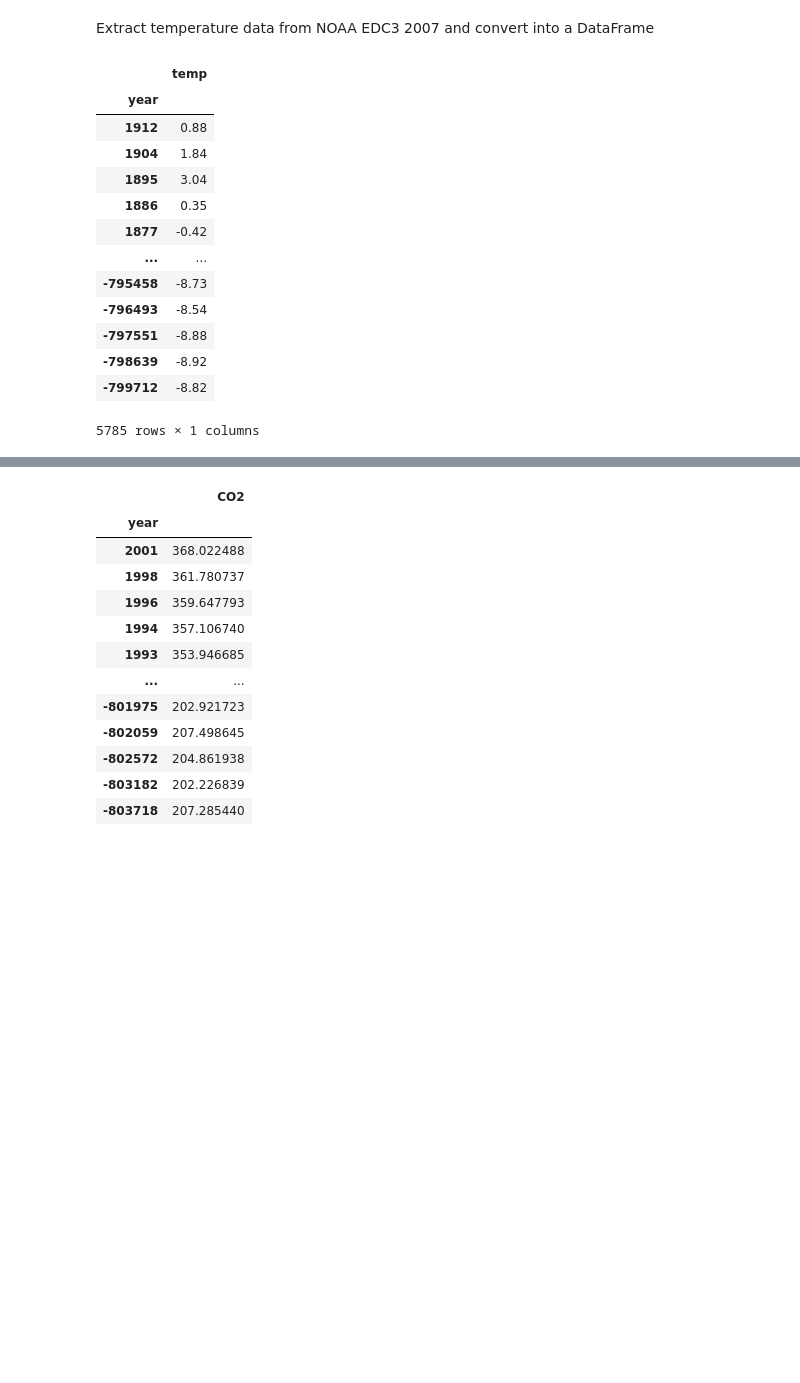
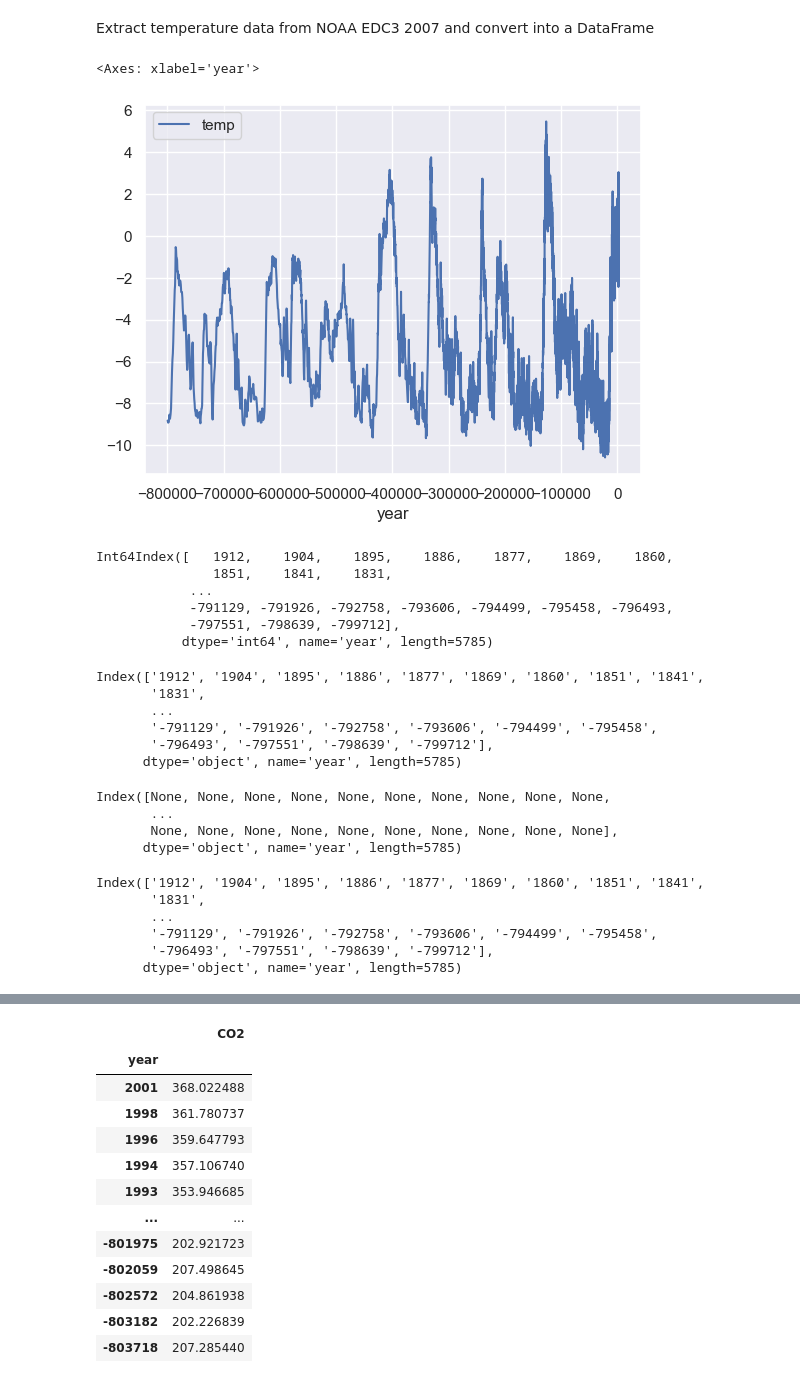
Before and after one commit to damienfarrell/prog-data-project-2, a Jupyter notebook: project_2.ipynb, the cells around one changed output, grey strips where cells are left out. Saved outputs shown, nothing was run; the diff lists cells and outputs as text; code cells hidden in the pictures; blank space fills up the shorter version.

```diff
--- a/project_2.ipynb
+++ b/project_2.ipynb
@@ -110,17 +115,39 @@ antarctic_temp_df.rename(columns={"Temperature": "temp"}, inplace=True)
 # %%
-antarctic_temp_df
+antarctic_temp_df.plot()
 # %% [output]
-|  | temp |
-| year |  |
-| 1912 | 0.88 |
-| 1904 | 1.84 |
-| 1895 | 3.04 |
-| 1886 | 0.35 |
-| 1877 | -0.42 |
-| ... | ... |
-| -795458 | -8.73 |
-| -796493 | -8.54 |
-| -797551 | -8.88 |
-| -798639 | -8.92 |
-| -799712 | -8.82 |
-5785 rows × 1 columns
+<Axes: xlabel='year'>
+[figure, added]
+# %%
+antarctic_temp_df.index
+# %% [output]
+Int64Index([   1912,    1904,    1895,    1886,    1877,    1869,    1860,
+               1851,    1841,    1831,
+            ...
+            -791129, -791926, -792758, -793606, -794499, -795458, -796493,
+            -797551, -798639, -799712],
+           dtype='int64', name='year', length=5785)
+# %%
+antarctic_temp_df.index
+# %% [output]
+Index(['1912', '1904', '1895', '1886', '1877', '1869', '1860', '1851', '1841',
+       '1831',
+       ...
+       '-791129', '-791926', '-792758', '-793606', '-794499', '-795458',
+       '-796493', '-797551', '-798639', '-799712'],
+      dtype='object', name='year', length=5785)
+# %%
+antarctic_temp_df.index.map(convert)
+# %% [output]
+Index([None, None, None, None, None, None, None, None, None, None,
+       ...
+       None, None, None, None, None, None, None, None, None, None],
+      dtype='object', name='year', length=5785)
+# %%
+antarctic_temp_df.index
+# %% [output]
+Index(['1912', '1904', '1895', '1886', '1877', '1869', '1860', '1851', '1841',
+       '1831',
+       ...
+       '-791129', '-791926', '-792758', '-793606', '-794499', '-795458',
+       '-796493', '-797551', '-798639', '-799712'],
+      dtype='object', name='year', length=5785)
```
Also changed, not shown: parts of 4 cells of this notebook.
